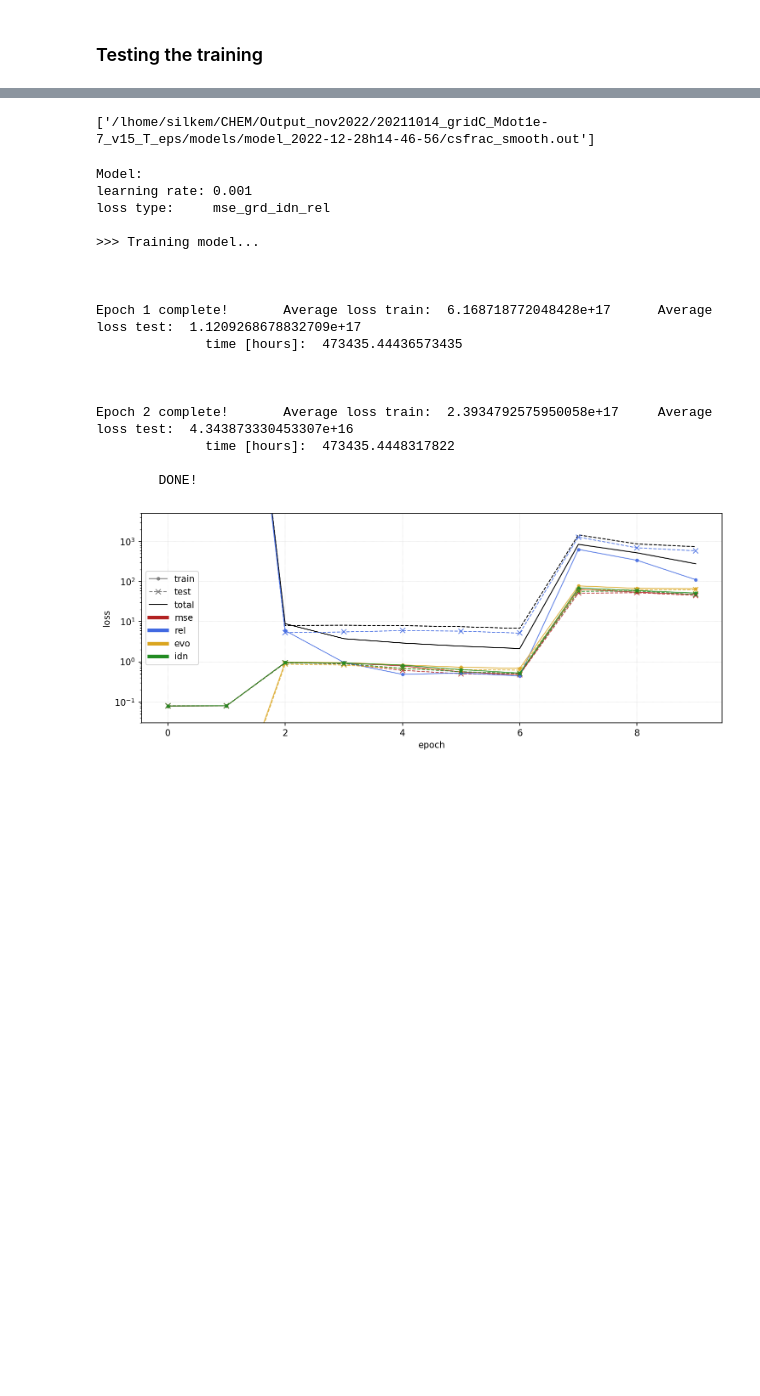
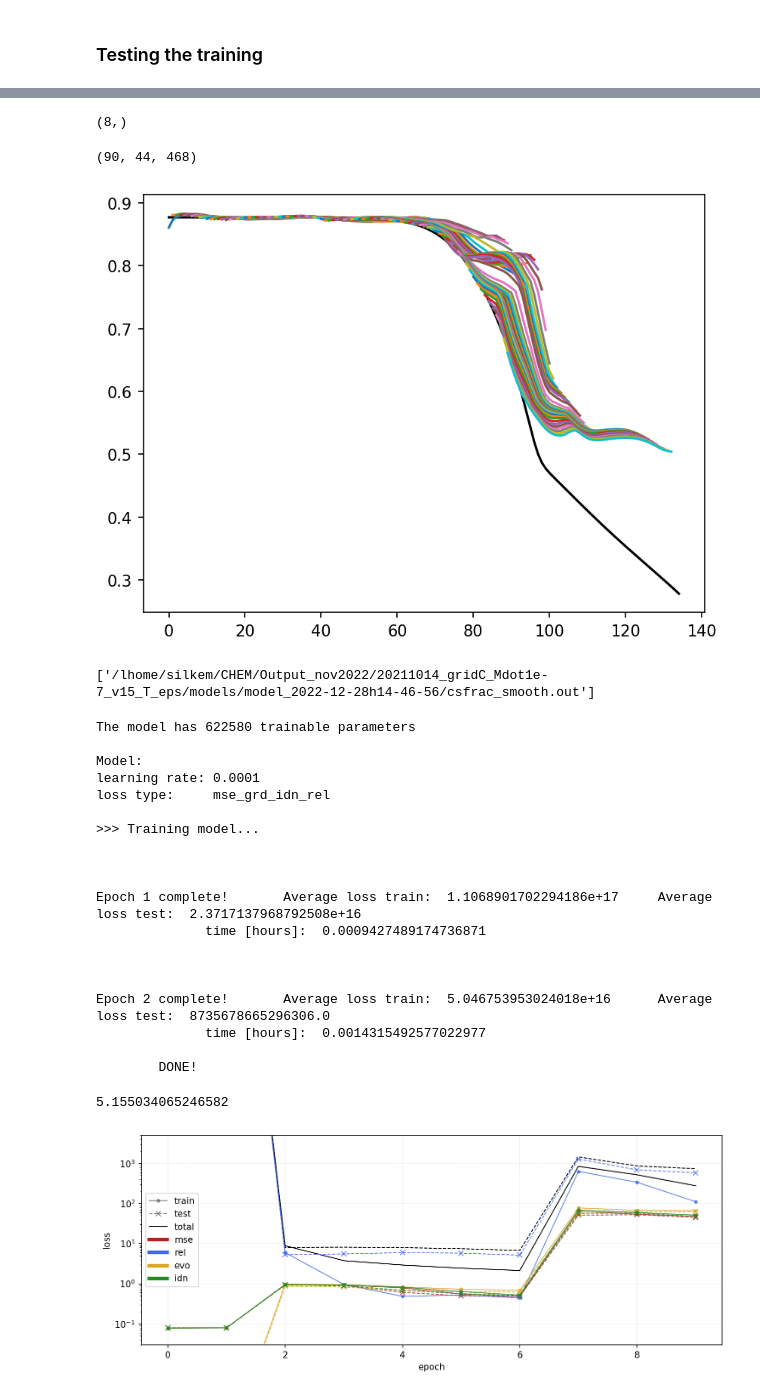
Before and after one commit to silkemaes/MACE, a Jupyter notebook: train2.0_dev.ipynb, the cells around one changed output, grey strips where cells are left out. Saved outputs shown, nothing was run; the diff lists cells and outputs as text; code cells hidden in the pictures; blank space fills up the shorter version.

```diff
--- a/train2.0_dev.ipynb
+++ b/train2.0_dev.ipynb
@@ -284,16 +284,16 @@ DEVICE = torch.device("cuda" if cuda else "cpu")
 
 kwargs = {'num_workers': 1, 'pin_memory': True}
 
-lr = 1.e-3
+lr = 1.e-4
 tot_epochs = 1
 nb_epochs  = 7
 ini_epochs = 2
 losstype = 'mse_grd_idn_rel'
 # losstype = 'mse'
-z_dim = 8
+z_dim = 16
 dt_fract = 0.2
 batch_size = 1
-nb_samples = 10
+nb_samples = 5
 n_dim = 468
 
 print('------------------------------')
@@ -306,11 +306,6 @@ print('')
 
 
 train, test, data_loader, test_loader = ds.get_data(dt_fract=dt_fract,nb_samples=nb_samples, batch_size=batch_size, kwargs=kwargs)
-
-model = nODE.Solver(p_dim=4,z_dim = z_dim, n_dim=n_dim, DEVICE = DEVICE)
-
-num_params = utils.count_parameters(model)
-print(f'The model has {num_params} trainable parameters')
 # %% [output]
 ------------------------------
       # epochs: 2
@@ -329,8 +408,41 @@ The model has 67062 trainable parameters
+# %%
+n_sample = n_evol[0]
+
+n_sample.T[i].shape
+# %% [output]
+(8,)
+# %%
+spec = 71
+print(nhat_evol.shape)
+plt.plot(n.T[spec], 'k')
+
+for j in range(0,nhat_evol.shape[0]):
+    n_sample_hat = nhat_evol[j]
+    n_sample = n_evol[j]
+    # print(n_sample.shape)
+    # print(j)
+    plt.plot(np.arange(j,j+tstep_evol),n_sample_hat.T[spec],'-')
+    # plt.plot(np.arange(j,j+tstep_evol),n_sample.T[spec]+1,'-')
+
+# plt.show()
+# for j in range(n_evol.shape[0]):
+#     plt.plot(np.linspace(j,j+tstep_evol,tstep_evol))
+# plt.show()
+#np.linspace(j,j+tstep_evol,tstep_evol)
+# %% [output]
+(90, 44, 468)
+[figure, added]
 # %%
 testinput = train.get_test()
 # %% [output]
 ['/lhome/silkem/CHEM/Output_nov2022/20211014_gridC_Mdot1e-7_v15_T_eps/models/model_2022-12-28h14-46-56/csfrac_smooth.out']
 # %%
+model = nODE.Solver(p_dim=4,z_dim = z_dim, n_dim=n_dim, DEVICE = DEVICE)
+
+num_params = utils.count_parameters(model)
+print(f'The model has {num_params} trainable parameters\n')
+
+
 norm = {'mse' : 1,
         'rel' : 1,
         'grd' : 1,
@@ -349,8 +461,11 @@ testloss  = Loss(norm, fract)
 trainloss.set_losstype(losstype)
 testloss.set_losstype(losstype)
 
+tic = time()
+opt = tr.train(model, lr, data_loader, test_loader, None, end_epochs = ini_epochs, DEVICE= DEVICE, trainloss=trainloss, testloss=testloss, plot = False, log = True, show = True, start_time = time())
+toc = time()
 
-opt = tr.train(model, lr, data_loader, test_loader, None, end_epochs = ini_epochs, DEVICE= DEVICE, trainloss=trainloss, testloss=testloss, plot = False, log = True, show = True)
+toc-tic
 
 # new_norm = {'mse' :np.mean(trainloss.get_loss('mse')), # type: ignore
 #             'rel' :np.mean(trainloss.get_loss('rel')), # type: ignore
@@ -375,23 +490,26 @@ opt = tr.train(model, lr, data_loader, test_loader, None, end_epochs = ini_epoch
 # tr.train(model, lr, data_loader, test_loader, None, end_epochs = tot_epochs, DEVICE= DEVICE, trainloss=trainloss, testloss=testloss, start_epochs=nb_epochs, plot = False, log = True, show = False)
 # toc = time()
 # %% [output]
+The model has 622580 trainable parameters
+
 Model:
-learning rate: 0.001
+learning rate: 0.0001
 loss type:     mse_grd_idn_rel
 
 >>> Training model...
 
 
 
-Epoch 1 complete!       Average loss train:  6.168718772048428e+17      Average loss test:  1.1209268678832709e+17
-              time [hours]:  473435.44436573435
+Epoch 1 complete!       Average loss train:  1.1068901702294186e+17     Average loss test:  2.3717137968792508e+16
+              time [hours]:  0.0009427489174736871
 
 
 
-Epoch 2 complete!       Average loss train:  2.3934792575950058e+17     Average loss test:  4.343873330453307e+16
-              time [hours]:  473435.4448317822
+Epoch 2 complete!       Average loss train:  5.046753953024018e+16      Average loss test:  8735678665296306.0
+              time [hours]:  0.0014315492577022977
 
         DONE!
+5.155034065246582
 # %%
 fig = pl.plot_loss(trainloss, testloss, log = True, ylim = True, limits = [3e-2,5e3])
 
```
Also changed, not shown: parts of 7 cells of this notebook, 5 other files.
